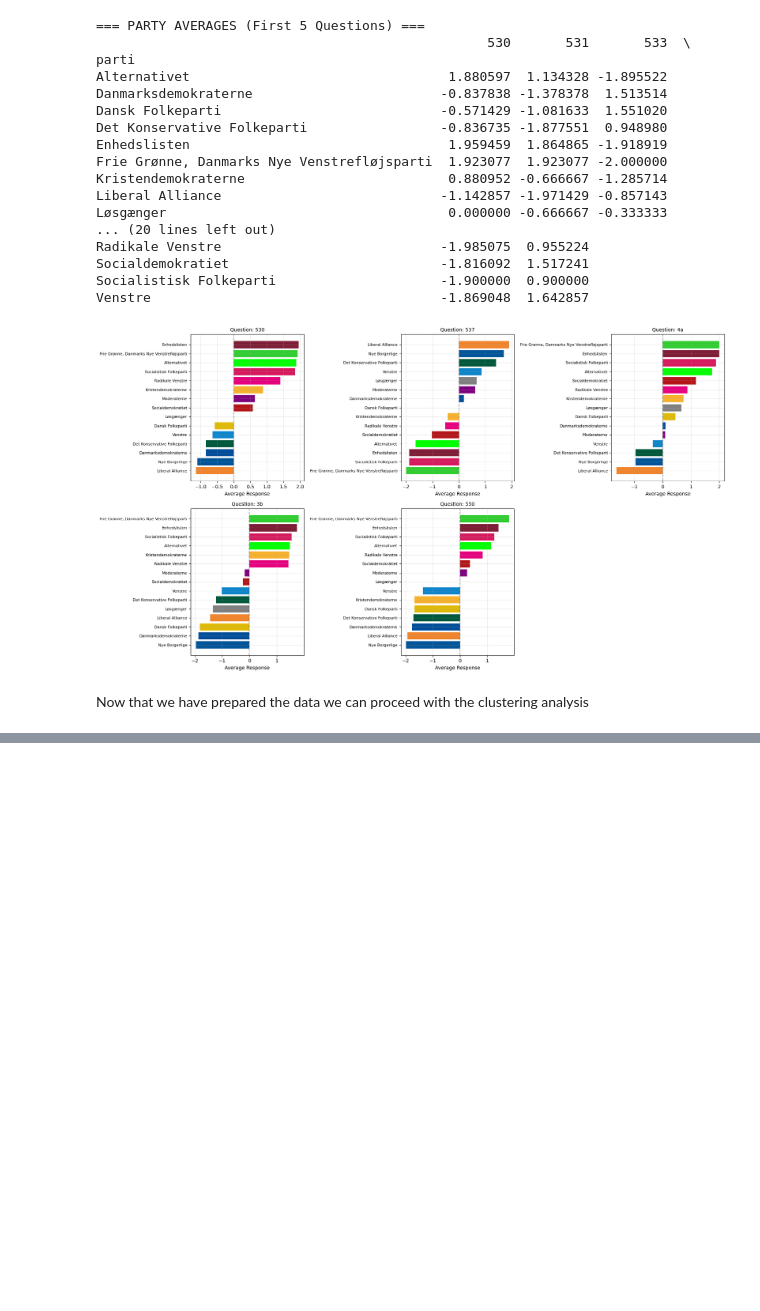
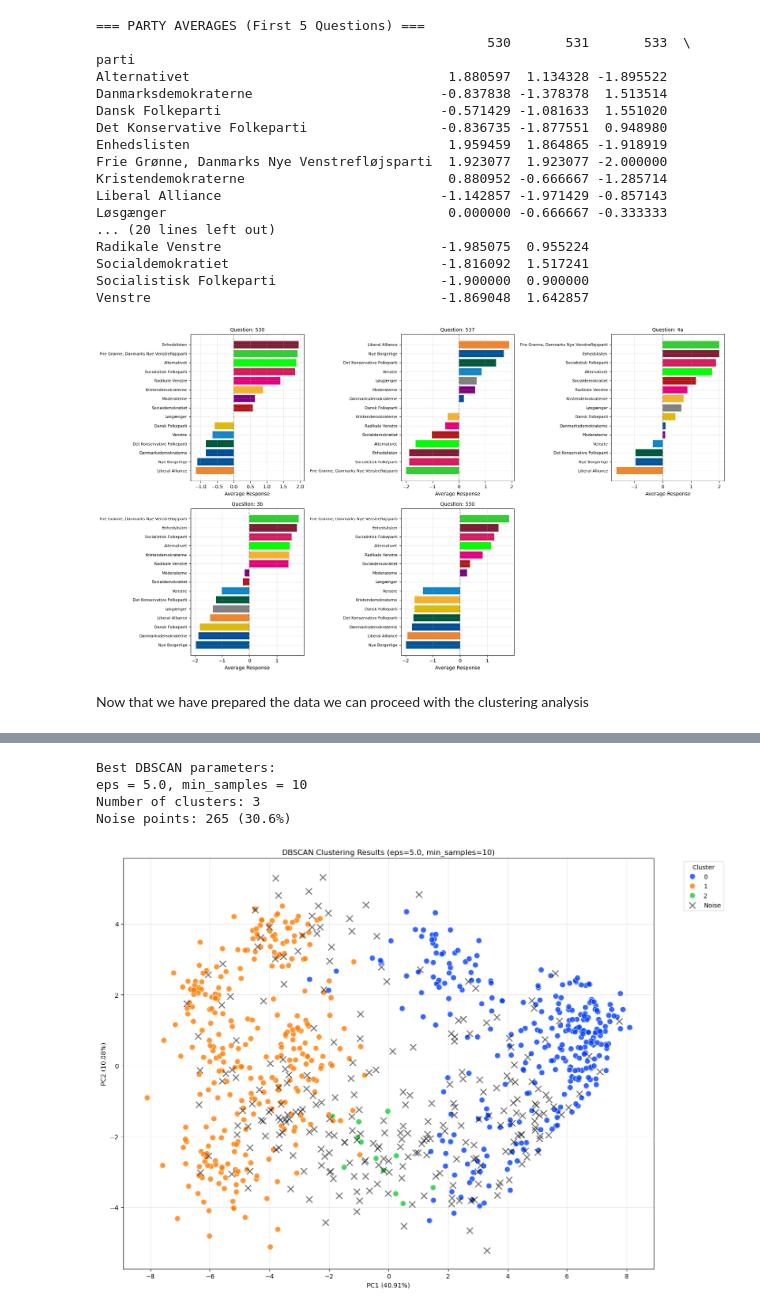
Before and after one commit to sergioqueber/assignment-6-mle-polski-team, a Jupyter notebook: 6. Candidate Test 2022 II.ipynb, the cells around one changed output, grey strips where cells are left out. Drawn from its saved outputs; the diff is of its cells as text; code cells hidden in the pictures; blank space fills up the shorter version.

```diff
--- a/6. Candidate Test 2022 II.ipynb
+++ b/6. Candidate Test 2022 II.ipynb
@@ -389,0 +552,75 @@ plt.show()
+# %%
+# Filter for configurations with 3-8 clusters (reasonable political groupings)
+reasonable_configs = results_df[(results_df['n_clusters'] >= 3) & (results_df['n_clusters'] <= 8)]
+
+if len(reasonable_configs) > 0:
+    # Among reasonable configs, choose one with least noise
+    best_params = reasonable_configs.loc[reasonable_configs['n_noise'].idxmin()]
+else:
+    # Fallback: just minimize noise
+    best_params = results_df.loc[results_df['n_noise'].idxmin()]
+
+print(f"\nBest DBSCAN parameters:")
+print(f"eps = {best_params['eps']}, min_samples = {int(best_params['min_samples'])}")
+print(f"Number of clusters: {int(best_params['n_clusters'])}")
+print(f"Noise points: {int(best_params['n_noise'])} ({100*best_params['n_noise']/len(df_pca):.1f}%)")
+
+# Fit DBSCAN with best parameters
+dbscan_final = DBSCAN(eps=best_params['eps'], min_samples=int(best_params['min_samples']))
+df_pca['dbscan_cluster'] = dbscan_final.fit_predict(X_scaled)
+
+# Visualize DBSCAN results
+plt.figure(figsize=(14, 10))
+
+# Separate noise points from clustered points
+df_clustered = df_pca[df_pca['dbscan_cluster'] != -1]
+df_noise = df_pca[df_pca['dbscan_cluster'] == -1]
+
+# Plot clustered points with distinct colors
+if len(df_clustered) > 0:
+    sns.scatterplot(
+        data=df_clustered,
+        x='PC1',
+        y='PC2',
+        hue='dbscan_cluster',
+        palette='bright',  # or use 'Set1', 'Set2', 'Dark2' for more distinct colors
+        s=80,
+        alpha=0.8,
+        legend='full'
+    )
+
+# Plot noise points with crosses
+if len(df_noise) > 0:
+    plt.scatter(
+        df_noise['PC1'],
+        df_noise['PC2'],
+        marker='x',
+        s=100,
+        c='black',
+        alpha=0.6,
+        label='Noise'
+    )
+
+plt.title(f'DBSCAN Clustering Results (eps={best_params["eps"]}, min_samples={int(best_params["min_samples"])})')
+plt.xlabel(f'PC1 ({var_ratio[0]:.2%})')
+plt.ylabel(f'PC2 ({var_ratio[1]:.2%})')
+plt.legend(title='Cluster', bbox_to_anchor=(1.05, 1), loc='upper left')
+plt.grid(True, alpha=0.3)
+plt.tight_layout()
+plt.show()
+
+# Cross-tabulate (excluding noise points for clearer view)
+print("\n" + "="*80)
+print("DBSCAN CLUSTER vs. PARTY CROSS-TABULATION (Excluding Noise)")
+print("="*80)
+
+df_no_noise = df_pca[df_pca['dbscan_cluster'] != -1]
+if len(df_no_noise) > 0:
+    cluster_party_table_db = pd.crosstab(df_no_noise['dbscan_cluster'], df_no_noise['parti'], margins=True)
+    print(cluster_party_table_db.to_string())
+# %% [output]
+Best DBSCAN parameters:
+eps = 5.0, min_samples = 10
+Number of clusters: 3
+Noise points: 265 (30.6%)
+[figure, added]
```
Also changed, not shown: parts of 13 cells of this notebook.
